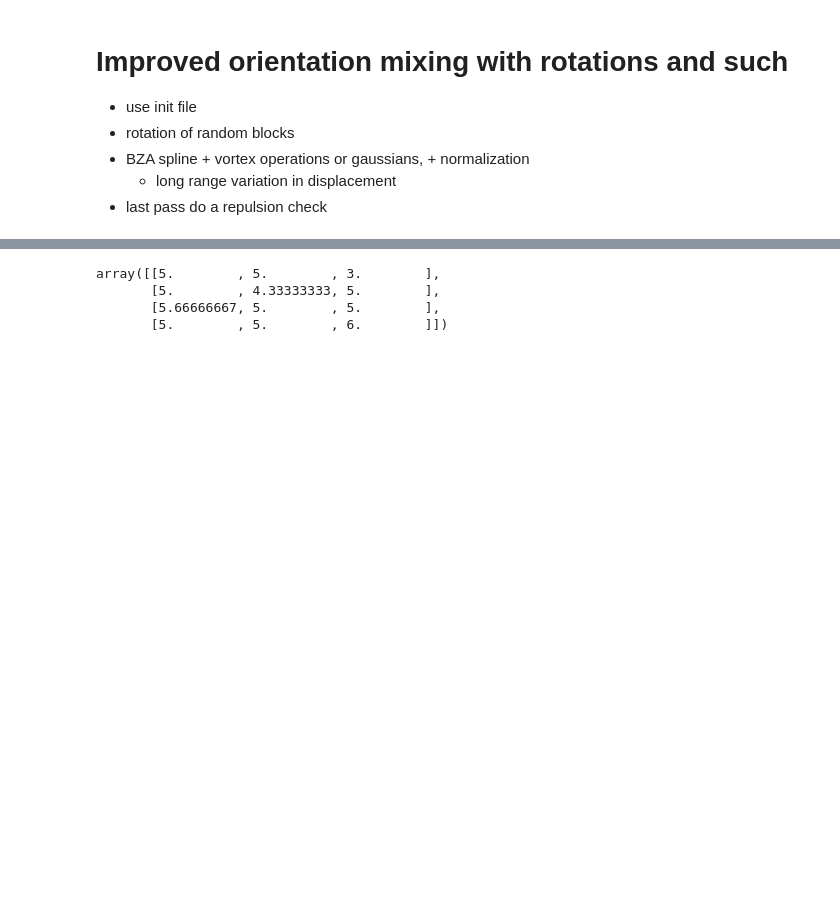
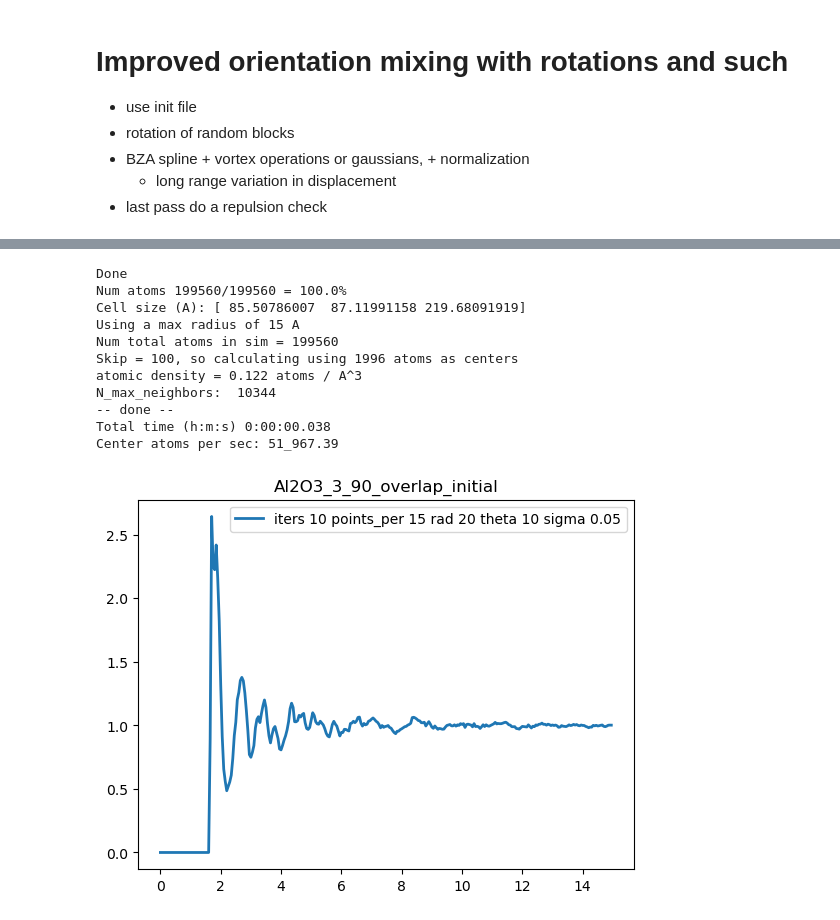
Before and after one commit to Art-MC/GAS, a Jupyter notebook: gas/PDFs/notebooks/gen_vars.ipynb, the cells around one changed output, grey strips where cells are left out. Drawn from its saved outputs; the diff is of its cells as text; code cells hidden in the pictures; blank space fills up the shorter version.

```diff
--- a/gas/PDFs/notebooks/gen_vars.ipynb
+++ b/gas/PDFs/notebooks/gen_vars.ipynb
@@ -824,7 +303,49 @@ plt.show()
-# %%
-vor.vertices
-# %% [output]
-array([[5.        , 5.        , 3.        ],
-       [5.        , 4.33333333, 5.        ],
-       [5.66666667, 5.        , 5.        ],
-       [5.        , 5.        , 6.        ]])
+# %%
+rng = np.random.default_rng(42)
+
+config = {
+    "N_iterations": 10,
+    "N_points_per_iter": 15,
+    "radius": 20,
+    "seeds_frac": 1, #
+    "theta_max": 10,
+    "region_type": "sphere",
+    "_pick_point_max": 1000,
+    "threshold": 0.9 * r[np.argmax(gr_init)],
+    "gaussian_sigma": 0.05,
+}
+
+mod_atoms2 = modify_volume(
+    atoms,
+    config,
+    rng,
+)
+
+print(f"Num atoms {len(mod_atoms2)}/{len(atoms)} = {len(mod_atoms2)/len(atoms)*100:.1f}%")
+r, gr3 = rdf.rdf(
+        mod_atoms2,
+        pbcs=atoms.pbc,
+        **RDF_params,
+        dr_ind_min = 0.5,
+)
+gr3 = gr3.get()
+r = r.get()
+
+fig, ax = plt.subplots()
+ax.plot(r, gr3, label=f'iters {config['N_iterations']} points_per {config['N_points_per_iter']} rad {config['radius']} theta {config['theta_max']} sigma {config['gaussian_sigma']}', lw=2)
+ax.set_title(f.stem)
+ax.legend()
+plt.show()
+# %% [output]
+Done
+Num atoms 199560/199560 = 100.0%
+Cell size (A): [ 85.50786007  87.11991158 219.68091919]
+Using a max radius of 15 A
+Num total atoms in sim = 199560
+Skip = 100, so calculating using 1996 atoms as centers
+atomic density = 0.122 atoms / A^3
+N_max_neighbors:  10344
+-- done --
+Total time (h:m:s) 0:00:00.038
+Center atoms per sec: 51_967.39
+[figure, added]
```
Also changed, not shown: parts of 29 cells of this notebook, 2 other files.
